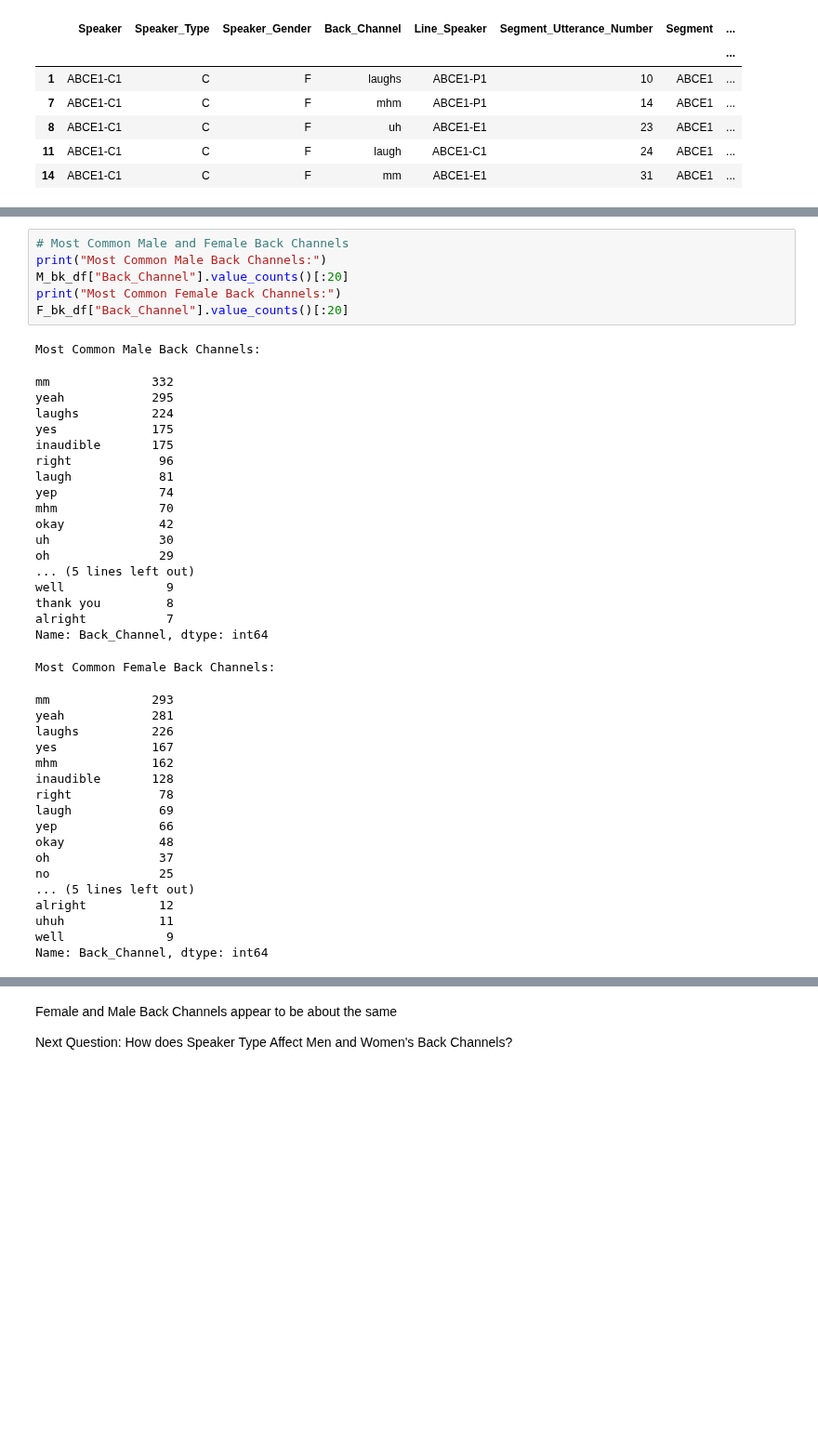
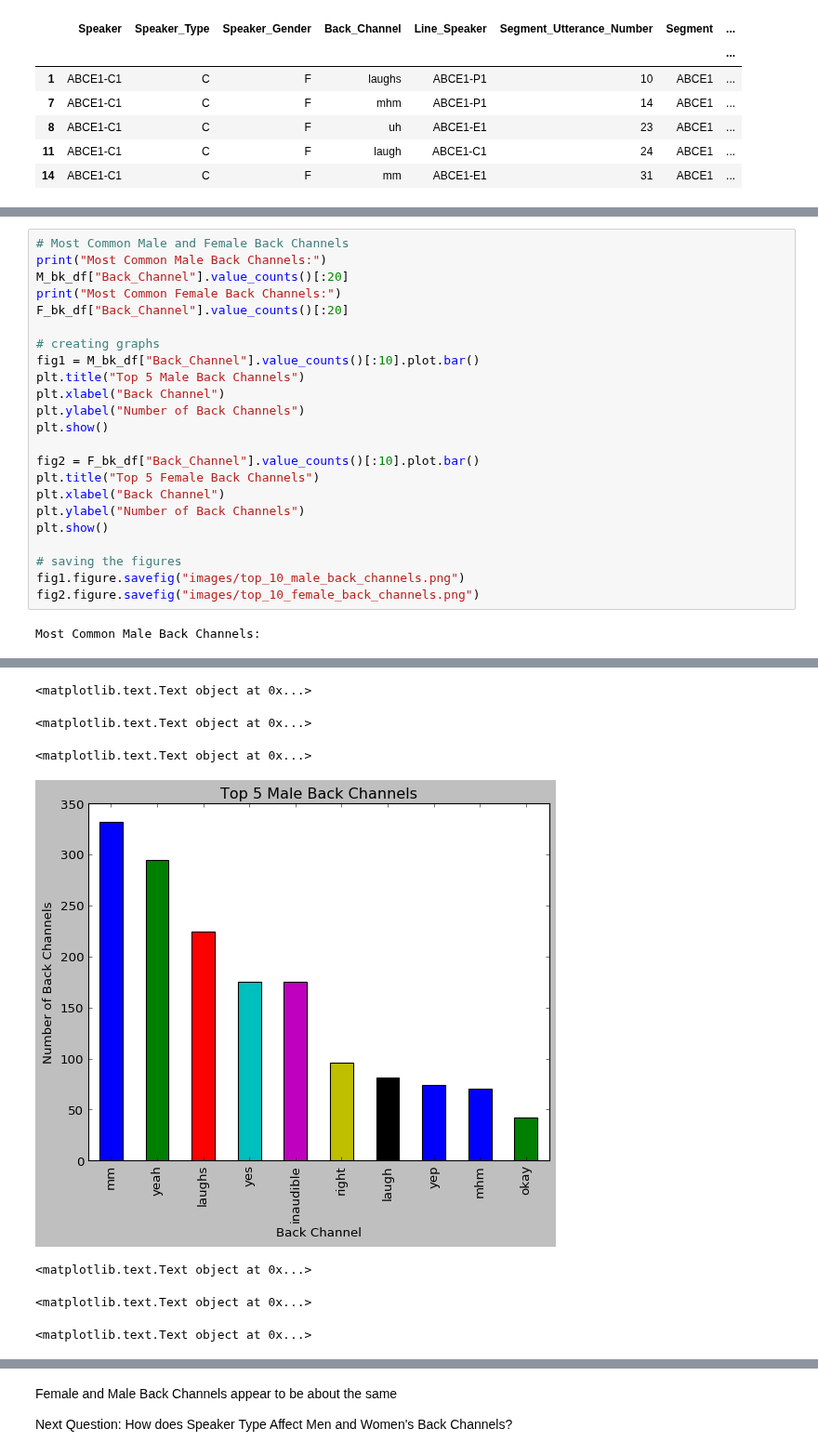
Before and after one commit to Data-Science-for-Linguists/Discourse-Analysis-ART-Corpus, a Jupyter notebook: analysis.ipynb, the cells around one changed output, grey strips where cells are left out. Shown at 93% size. Cells and saved outputs as stored; diff of their text form; blank space fills up the shorter version.

```diff
--- a/analysis.ipynb
+++ b/analysis.ipynb
@@ -760,45 +785,27 @@ Name: Line_Speaker_Gender, dtype: int64
 
 ### How do Male and Female Most Common Back Channels Compare?
-# %%
-# Most Common Male and Female Back Channels
-print("Most Common Male Back Channels:")
-M_bk_df["Back_Channel"].value_counts()[:20]
-print("Most Common Female Back Channels:")
-F_bk_df["Back_Channel"].value_counts()[:20]
-# %% [output]
-Most Common Male Back Channels:
-mm              332
-yeah            295
-laughs          224
-yes             175
-inaudible       175
-right            96
-laugh            81
-yep              74
-mhm              70
-okay             42
-uh               30
-oh               29
-... (5 lines left out)
-well              9
-thank you         8
-alright           7
-Name: Back_Channel, dtype: int64
-Most Common Female Back Channels:
-mm              293
-yeah            281
-laughs          226
-yes             167
-mhm             162
-inaudible       128
-right            78
-laugh            69
-yep              66
-okay             48
-oh               37
-no               25
-... (5 lines left out)
-alright          12
-uhuh             11
-well              9
-Name: Back_Channel, dtype: int64
+# %%
+# Most Common Male and Female Back Channels
+print("Most Common Male Back Channels:")
+M_bk_df["Back_Channel"].value_counts()[:20]
+print("Most Common Female Back Channels:")
+F_bk_df["Back_Channel"].value_counts()[:20]
+
+# creating graphs
+fig1 = M_bk_df["Back_Channel"].value_counts()[:10].plot.bar()
+plt.title("Top 5 Male Back Channels")
+plt.xlabel("Back Channel")
+plt.ylabel("Number of Back Channels")
+plt.show()
+
+fig2 = F_bk_df["Back_Channel"].value_counts()[:10].plot.bar()
+plt.title("Top 5 Female Back Channels")
+plt.xlabel("Back Channel")
+plt.ylabel("Number of Back Channels")
+plt.show()
+
+# saving the figures
+fig1.figure.savefig("images/top_10_male_back_channels.png")
+fig2.figure.savefig("images/top_10_female_back_channels.png")
+# %% [output]
+Most Common Male Back Channels:
@@ -804,0 +847,7 @@ Name: Back_Channel, dtype: int64
+<matplotlib.text.Text object at 0x...>
+<matplotlib.text.Text object at 0x...>
+<matplotlib.text.Text object at 0x...>
+[figure, added]
+<matplotlib.text.Text object at 0x...>
+<matplotlib.text.Text object at 0x...>
+<matplotlib.text.Text object at 0x...>
```
Also changed, not shown: parts of 3 cells of this notebook, 5 other files.
